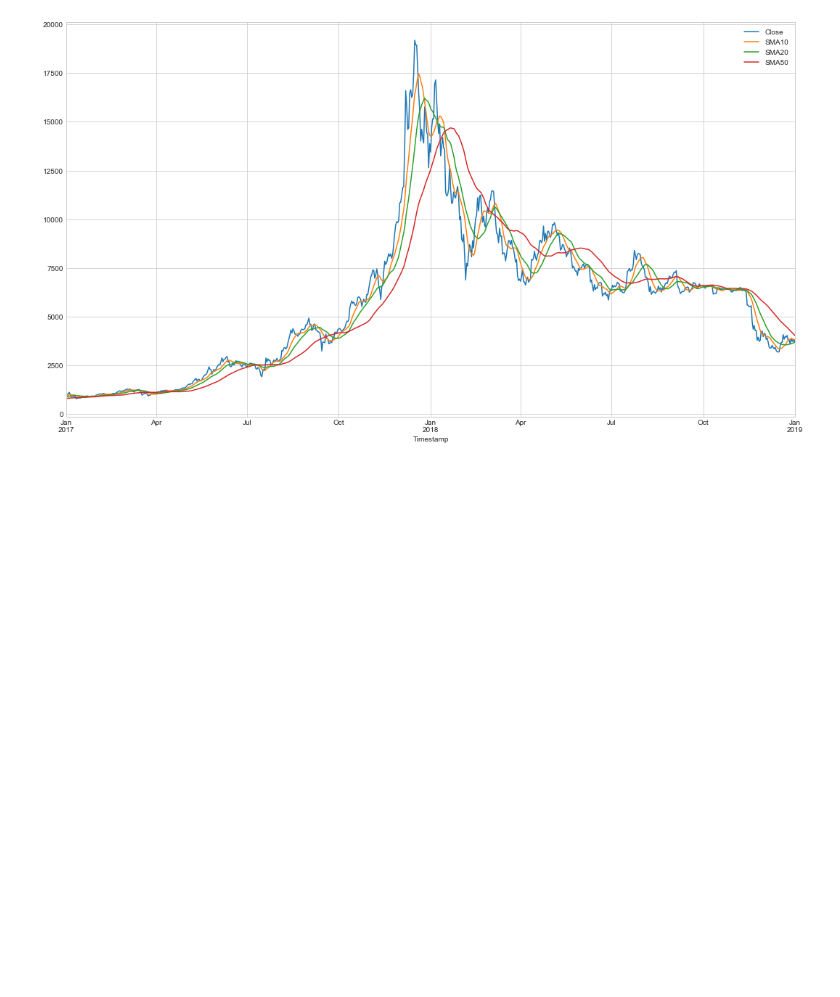
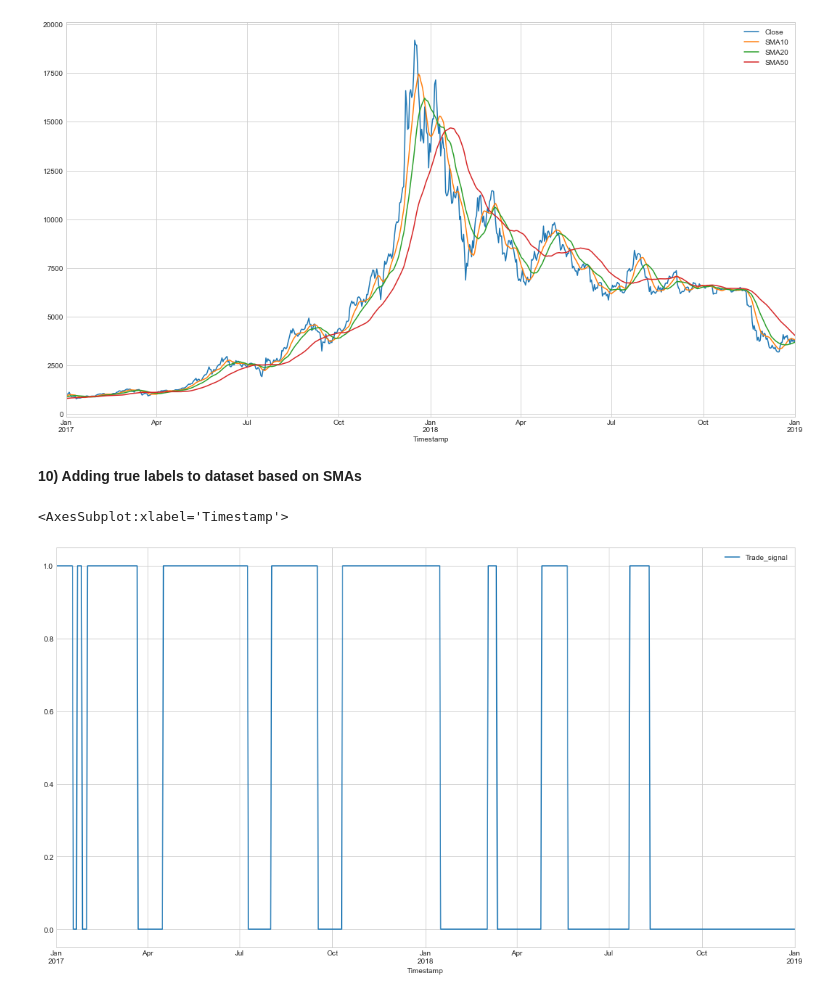
Before and after one commit to AshutoshBhawsar/Cryptocurrency-data-analysis-and-investing-strategies, a Jupyter notebook: code/phase1.ipynb, the cells around one changed output. Drawn from its saved outputs; the diff is of its cells as text; code cells hidden in the pictures; blank space fills up the shorter version.

Commit message:
added trade signal EDA step, minor fixes

```diff
--- a/code/phase1.ipynb
+++ b/code/phase1.ipynb
@@ -317,12 +315,18 @@ Text(0.5, 1.0, 'Correlation heatmap:')
 # %%
 close_df = bitcoin_daily_data["Close"]
-temp_sma_df = pd.DataFrame({})
-temp_sma_df["Close"] = close_df
-temp_sma_df["SMA10"] = close_df.rolling(window=10).mean()
-temp_sma_df["SMA20"] = close_df.rolling(window=20).mean()
-temp_sma_df["SMA50"] = close_df.rolling(window=50).mean()
+bitcoin_daily_data["SMA10"] = close_df.rolling(window=10).mean()
+bitcoin_daily_data["SMA20"] = close_df.rolling(window=20).mean()
+bitcoin_daily_data["SMA50"] = close_df.rolling(window=50).mean()
 start,end = '2017-01-01','2019-01-01'
-temp_sma_df.loc[start:end,:][["Close", "SMA10", "SMA20", "SMA50"]].plot(figsize=(18,10))
+bitcoin_daily_data.loc[start:end,:][["Close", "SMA10", "SMA20", "SMA50"]].plot(grid = True, figsize=(18,10))
 # %% [output]
 <AxesSubplot:xlabel='Timestamp'>
 [figure]
+# %% [markdown]
+**10) Adding true labels to dataset based on SMAs**
+# %%
+bitcoin_daily_data['Trade_signal'] = np.where((bitcoin_daily_data['SMA10'] > bitcoin_daily_data['SMA50']) & (bitcoin_daily_data['SMA20'] > bitcoin_daily_data['SMA50']), 1.0, 0.0)
+bitcoin_daily_data.loc[start:end,:][['Trade_signal']].plot(grid = True, figsize = (18,10))
+# %% [output]
+<AxesSubplot:xlabel='Timestamp'>
+[figure, added]
```
Also changed, not shown: parts of 5 cells of this notebook.
